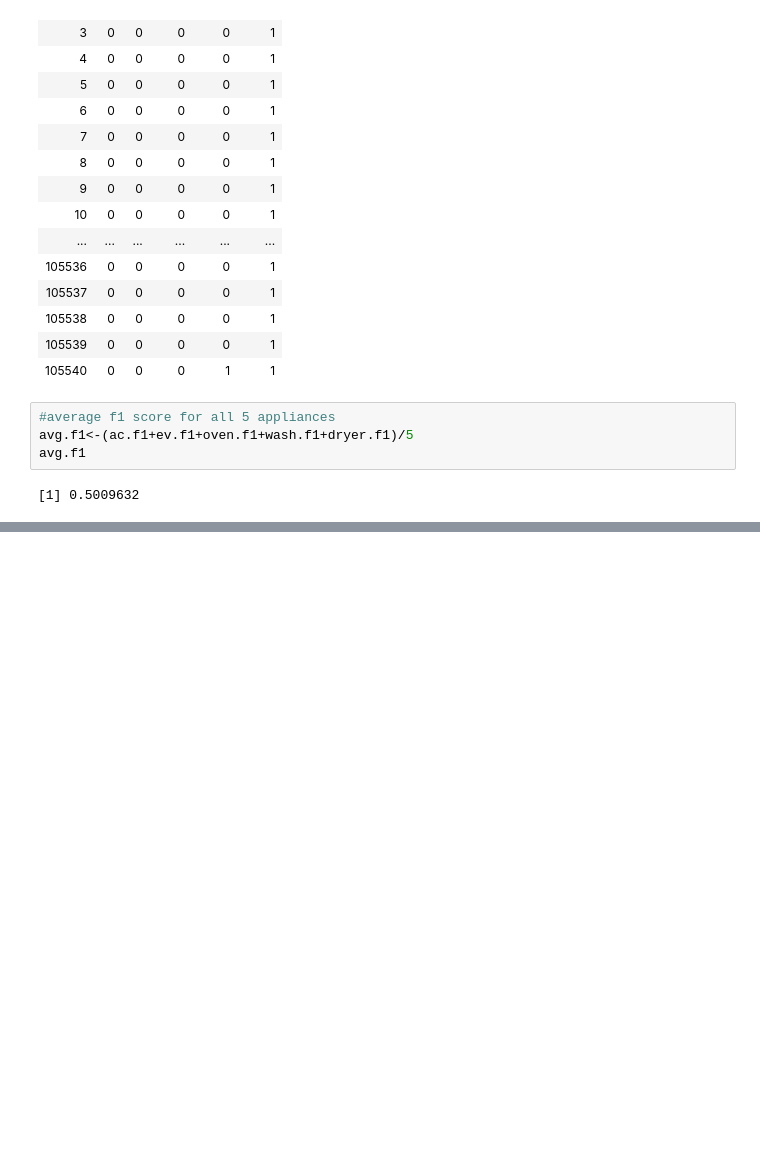
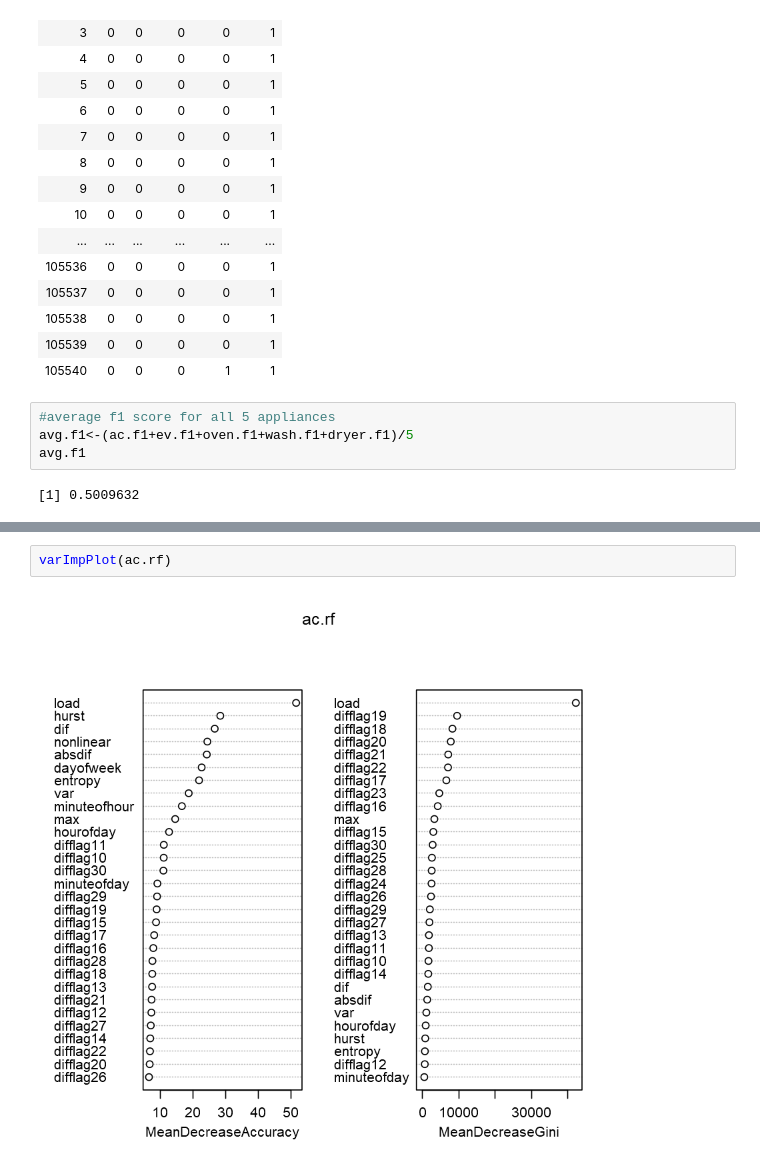
Before and after one commit to DanielTranDS/Appliance-EDA-Classification, a Jupyter notebook: AppliancesClassification_Codes.ipynb, the cells around one changed output, grey strips where cells are left out. Saved outputs shown, nothing was run; the diff lists cells and outputs as text; blank space fills up the shorter version.

```diff
--- a/AppliancesClassification_Codes.ipynb
+++ b/AppliancesClassification_Codes.ipynb
@@ -1589,0 +1672,4 @@ avg.f1
+# %%
+varImpPlot(ac.rf)
+# %% [output]
+[figure, added]
```
Also changed, not shown: parts of 27 cells of this notebook.
